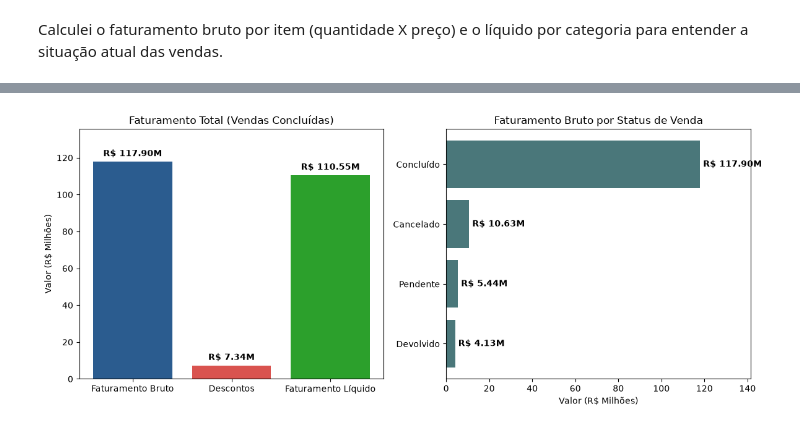
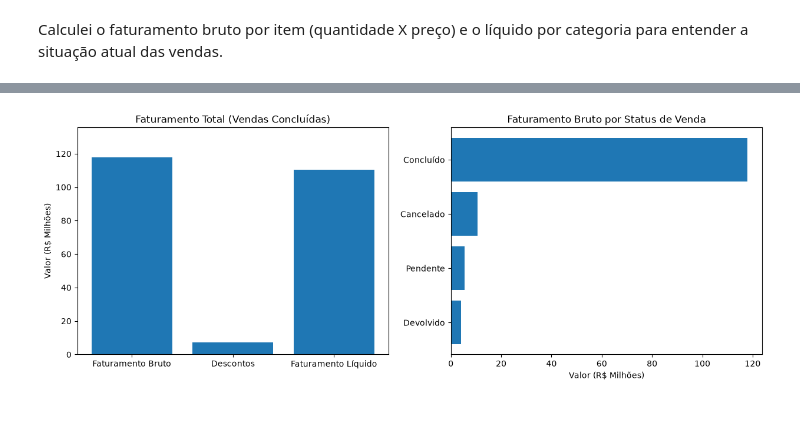
Before and after one commit to Rafaeldo15/Aulas_python, a Jupyter notebook: Projeto_Final/Projeto_1.ipynb, the cells around one changed output, grey strips where cells are left out. Drawn from its saved outputs; the diff is of its cells as text; code cells hidden in the pictures.

```diff
--- a/Projeto_Final/Projeto_1.ipynb
+++ b/Projeto_Final/Projeto_1.ipynb
@@ -12,5 +14,16 @@ df_url['cidade_cliente'] = df_url['cidade_cliente'].fillna('Não Informada')
 df_tratado = df_url.drop_duplicates().copy()
 df_tratado['quantidade'] = df_tratado['quantidade'].abs()
 nomes_vendedores = df_url.groupby("nome_vendedor").size()
+nome_categorias = df_url.groupby("categoria_produto").size()
+print ("-"*50)
+print (nome_categorias)
+print ("-"*50)
+df_tratado['categoria_limpa'] = df_tratado['categoria_produto'].replace({
+    'Informatica': 'Informática',
+    'Eletronicos': 'Eletrônicos'
+})
+df_tratado['data_venda'] = pd.to_datetime(df_tratado['data_venda'], errors='coerce')
+df_tratado = df_tratado.dropna(subset=['data_venda']).copy()
 print (nomes_vendedores)
+print ("-"*50)
 # %% [output]
@@ -71,58 +48,47 @@ print (df_url)
 Calculei o faturamento bruto por item (quantidade X preço) e o líquido por categoria para entender a situação atual das vendas.
 # %%
 df_tratado['faturamento_bruto'] = df_tratado['quantidade'] * df_tratado['preco_unitario']
+df_vendas_concluidas = df_tratado[df_tratado['status_venda'] == 'Concluído']
 
-#filtro vendas concluídas
-df_vendas_concluidas = df_tratado[df_tratado['status_venda'] == 'Concluído']
-#calculando as categorias
+#calculando as categorias bruto, líquido e descontos
 faturamento_total_bruto = df_vendas_concluidas['faturamento_bruto'].sum()
 total_descontos = df_vendas_concluidas['desconto'].sum()
 faturamento_total_liquido = df_vendas_concluidas['valor_total'].sum()
 
-#ver a media de descontos que estão aplicando nas vendas.
+#criando nova variavel p ver a media de descontos que estão aplicando nas vendas.
 taxa_desconto = (total_descontos / faturamento_total_bruto) * 100
 
 #exibindo os dados das vendas
 print("-" * 13, "RESUMO DE FATURAMENTO (VENDAS CONCLUÍDAS)", "-" * 13)
-print(f"Faturamento Total Bruto:   R$ {faturamento_total_bruto:,.2f}")
-print(f"Total de Descontos:        R$ {total_descontos:,.2f} ({taxa_desconto:.2f}%)")
-print(f"Faturamento Total Líquido: R$ {faturamento_total_liquido:,.2f}")
+print(f"\t\tFaturamento Total Bruto:   R$ {faturamento_total_bruto:,.2f}")
+print(f"\t\tTotal de Descontos:        R$ {total_descontos:,.2f} ({taxa_desconto:.2f}%)")
+print(f"\t\tFaturamento Total Líquido: R$ {faturamento_total_liquido:,.2f}")
+print("-"*70)
 
-#inserindo em gráficos com subplots
-fig, axs = plt.subplots(1, 2, figsize=(12, 5))
+#criando 2 gráficos com subplots
+fig, axs = plt.subplots(1, 2, figsize=(15, 5))
 
-# Gráfico 1: Comparativo Bruto vs. Líquido (em Milhões de R$)
+# inserindo nos gráficos as info ( dividido por 1mm pra formatar o valor.)
 categorias = ['Faturamento Bruto', 'Descontos', 'Faturamento Líquido']
 valores_milhoes = [
     faturamento_total_bruto / 1000000,
     total_descontos / 1000000,
     faturamento_total_liquido / 1000000
 ]
-cores = ['#2b5c8f', '#d9534f', '#2ca02c']
 
-barras = axs[0].bar(categorias, valores_milhoes, color=cores)
+barras = axs[0].bar(categorias, valores_milhoes)
 axs[0].set_title('Faturamento Total (Vendas Concluídas)')
 axs[0].set_ylabel('Valor (R$ Milhões)')
 axs[0].set_ylim(0, max(valores_milhoes) * 1.15)
 
-for barra in barras:
-    altura = barra.get_height()
-    axs[0].annotate(f'R$ {altura:.2f}M',
-                    xy=(barra.get_x() + barra.get_width() / 2, altura),
-                    xytext=(0, 4), textcoords="offset points",
-                    ha='center', va='bottom', fontweight='bold')
 
-# Gráfico 2: Distribuição do Faturamento Bruto por Status de Venda
 resumo_status = df_tratado.groupby('status_venda')['faturamento_bruto'].sum().sort_values(ascending=True)
-axs[1].barh(resumo_status.index, resumo_status.values / 1e6, color='#4a777a')
+axs[1].barh(resumo_status.index, resumo_status.values / 1000000 )
 axs[1].set_title('Faturamento Bruto por Status de Venda')
 axs[1].set_xlabel('Valor (R$ Milhões)')
-axs[1].set_xlim(0, (resumo_status.max() / 1e6) * 1.2)
 
-for i, v in enumerate(resumo_status.values / 1e6):
-    axs[1].text(v + 1.5, i, f'R$ {v:.2f}M', va='center', fontweight='bold')
 
-plt.tight_layout()
+
 plt.show()
 # %% [output]
 ------------- RESUMO DE FATURAMENTO (VENDAS CONCLUÍDAS) -------------
@@ -132 +99 @@ Faturamento Total Líquido: R$ 110,552,144.81
-[figure, old version]
+[figure, new version]
```
Also changed, not shown: parts of 9 cells of this notebook.
